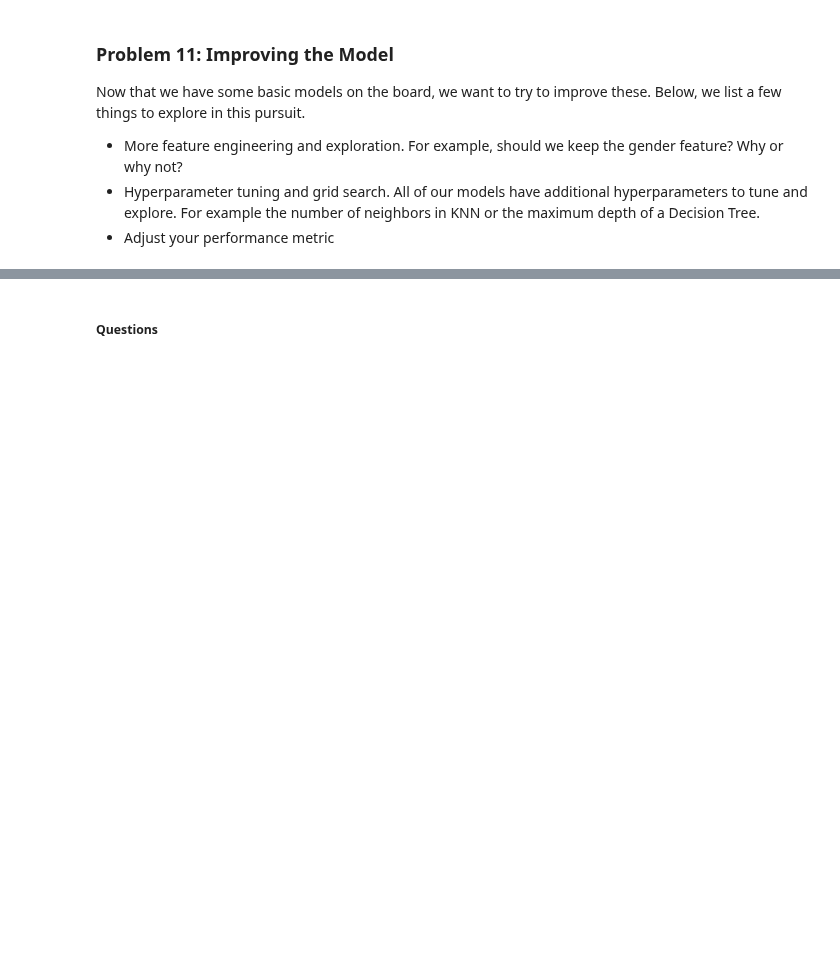
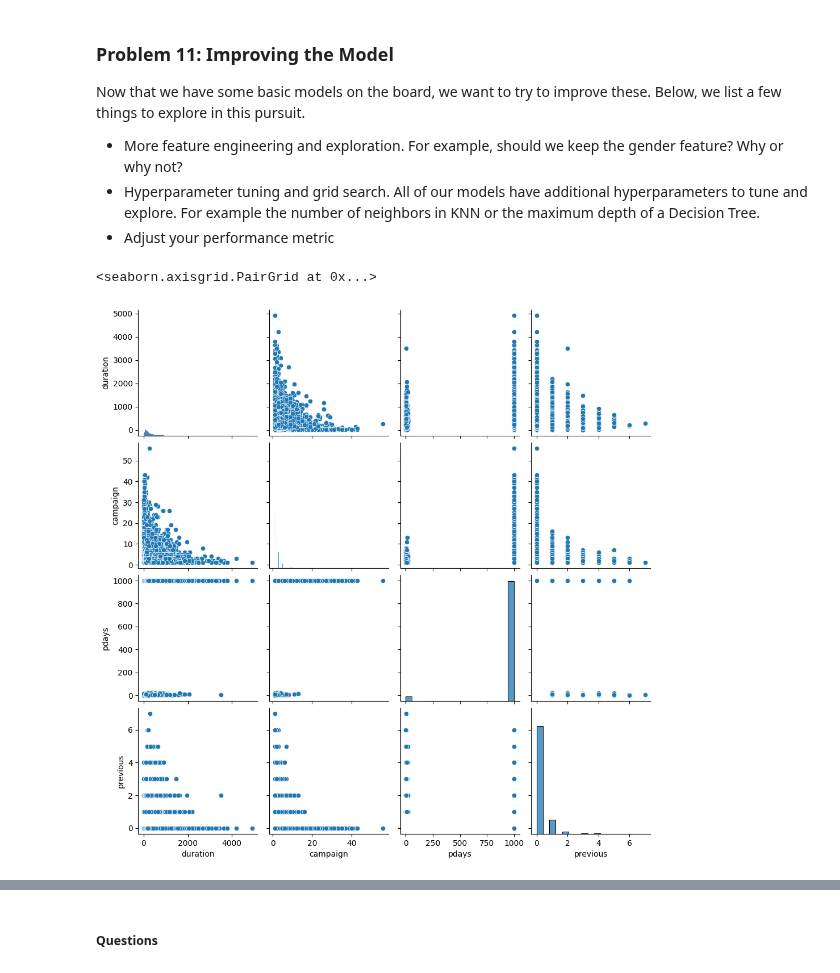
Before and after one commit to Raesu/pcmlai, a Jupyter notebook: Module 17/bank/prompt_III.ipynb, the cells around one changed output, grey strips where cells are left out. Cells and saved outputs as stored; diff of their text form; code cells hidden in the pictures; blank space fills up the shorter version.

```diff
--- a/Module 17/bank/prompt_III.ipynb
+++ b/Module 17/bank/prompt_III.ipynb
@@ -245,0 +292,7 @@ Now that we have some basic models on the board, we want to try to improve these
+# %%
+# Looking at the numeric data in pairplots, I see that pdays
+# only really has two values so probably does not provide much information.
+sns.pairplot(df.select_dtypes('number').iloc[:, 1:5])
+# %% [output]
+<seaborn.axisgrid.PairGrid at 0x...>
+[figure, added]
```
Also changed, not shown: parts of 15 cells of this notebook.
